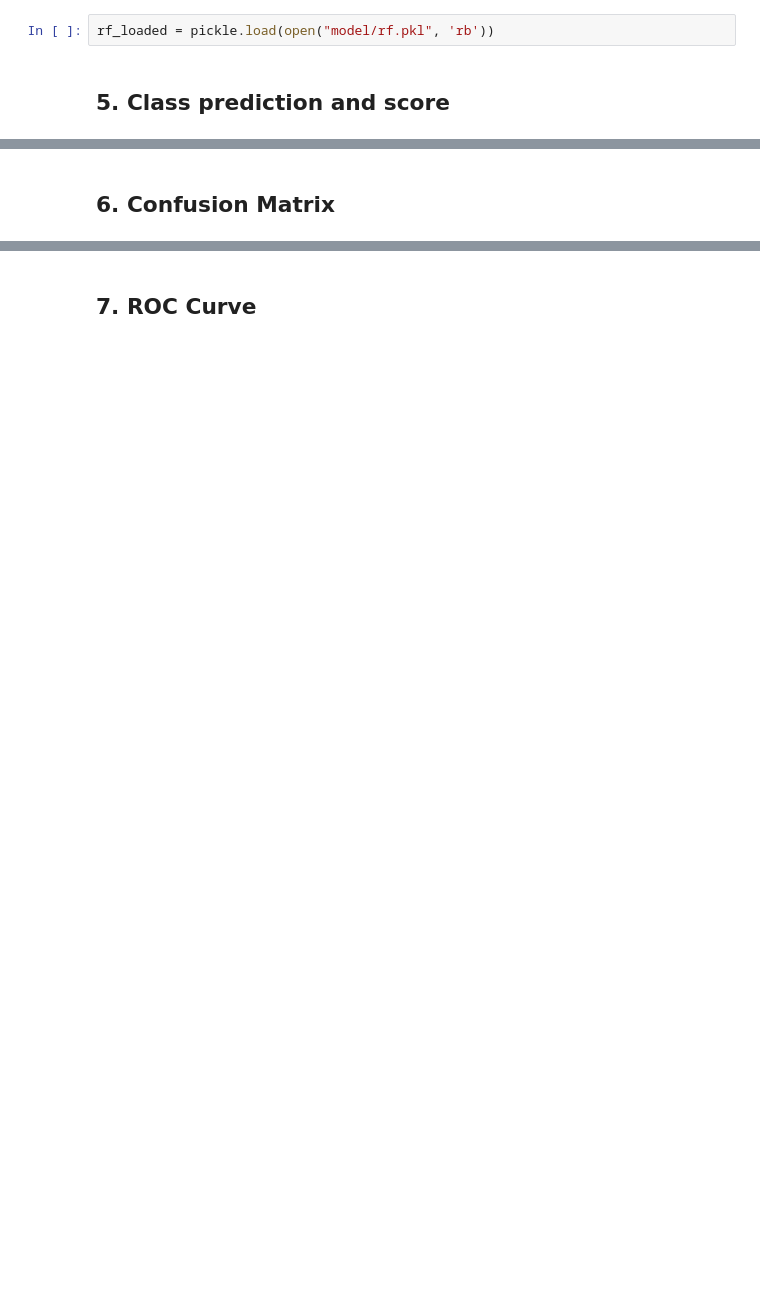
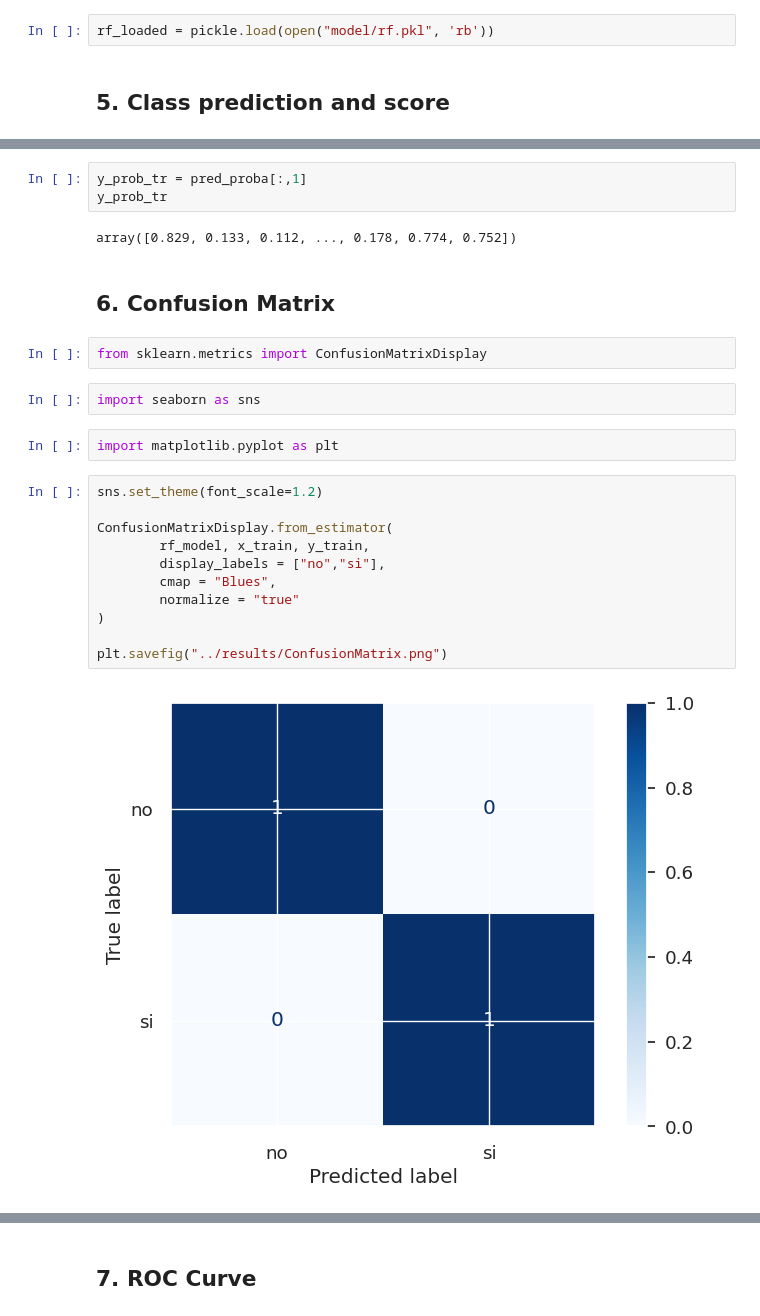
Before and after one commit to ITRoselloSignoris/Data-Science-Model-Deployment-, a Jupyter notebook: src/Water_Potability_Classification.ipynb, the cells around one changed output, grey strips where cells are left out. Drawn from its saved outputs; the diff is of its cells as text; blank space fills up the shorter version.

```diff
--- a/src/Water_Potability_Classification.ipynb
+++ b/src/Water_Potability_Classification.ipynb
@@ -143,2 +168,26 @@ rf_loaded = pickle.load(open("model/rf.pkl", 'rb'))
+# %%
+y_prob_tr = pred_proba[:,1]
+y_prob_tr
+# %% [output]
+array([0.829, 0.133, 0.112, ..., 0.178, 0.774, 0.752])
 # %% [markdown]
 ## 6. Confusion Matrix
+# %%
+from sklearn.metrics import ConfusionMatrixDisplay
+# %%
+import seaborn as sns
+# %%
+import matplotlib.pyplot as plt
+# %%
+sns.set_theme(font_scale=1.2)
+
+ConfusionMatrixDisplay.from_estimator(
+        rf_model, x_train, y_train,
+        display_labels = ["no","si"],
+        cmap = "Blues",
+        normalize = "true"
+)
+
+plt.savefig("../results/ConfusionMatrix.png")
+# %% [output]
+[figure, added]
```
Also changed, not shown: parts of 7 cells of this notebook, 2 other files.
